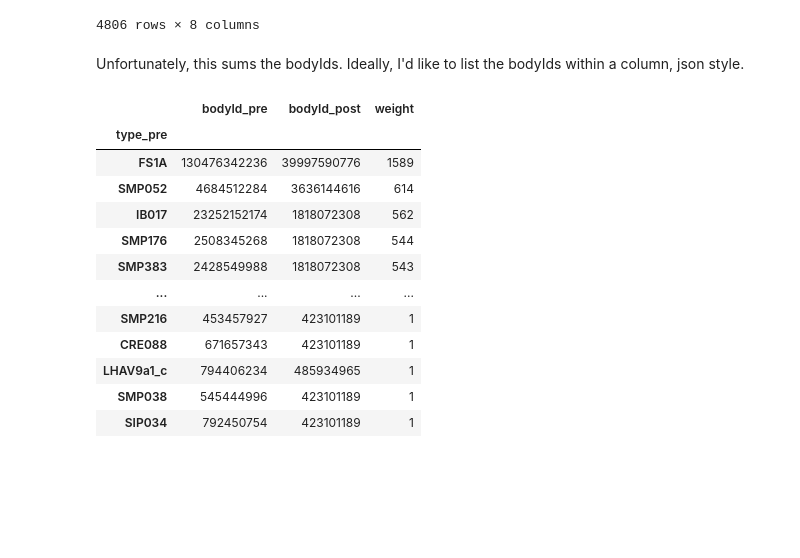
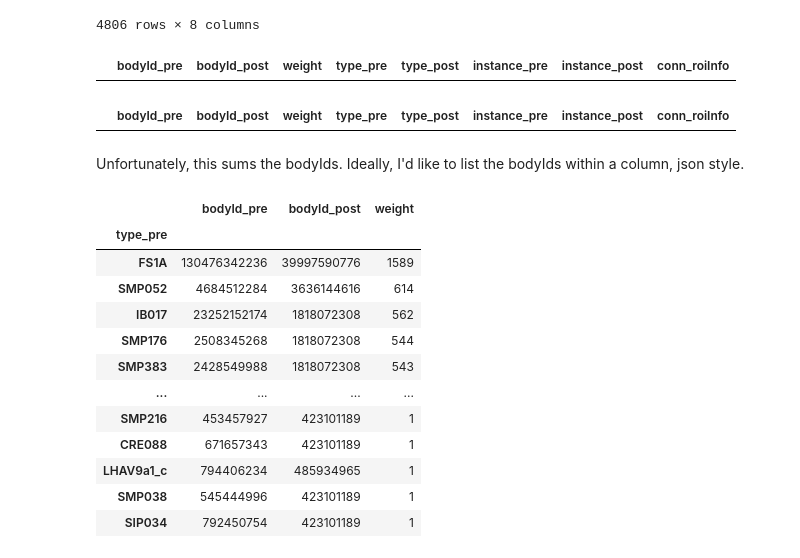
Before and after one commit to Gutierrez-lab/oviIN-analyses-gabrielle, a Jupyter notebook: ovi_direct_conn_types.ipynb, the cells around one changed output. Saved outputs shown, nothing was run; the diff lists cells and outputs as text; code cells hidden in the pictures; blank space fills up the shorter version.

```diff
--- a/ovi_direct_conn_types.ipynb
+++ b/ovi_direct_conn_types.ipynb
@@ -35,6 +35,14 @@ ovi_inputs
 | 4804 | 5901232546 | 485934965 | 1 | None | oviIN | None | oviIN_L | {'INP': {'pre': 1, 'post': 1}, 'C... |
 | 4805 | 7112624972 | 423101189 | 1 | None | oviIN | None | oviIN_R | {'INP': {'pre': 1, 'post': 1}, 'C... |
 4806 rows × 8 columns
+# %%
+ovi_inputs[ovi_inputs['type_pre']=='FB4E']
+# %% [output]
+|  | bodyId_pre | bodyId_post | weight | type_pre | type_post | instance_pre | instance_post | conn_roiInfo |
+# %%
+ovi_inputs[ovi_inputs['bodyId_pre']=='988269593']
+# %% [output]
+|  | bodyId_pre | bodyId_post | weight | type_pre | type_post | instance_pre | instance_post | conn_roiInfo |
 # %% [markdown]
 Unfortunately, this sums the bodyIds. Ideally, I'd like to list the bodyIds within a column, json style.
 # %%
```
Also changed, not shown: 1 other file.
